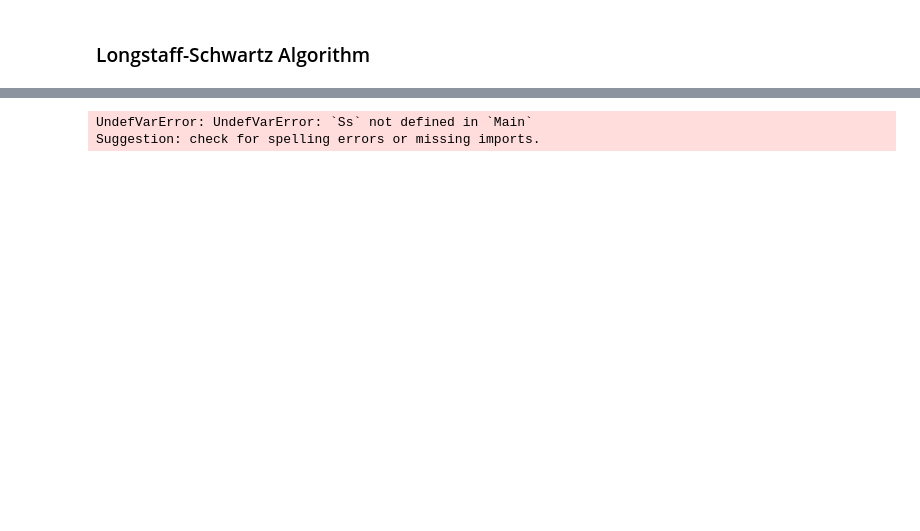
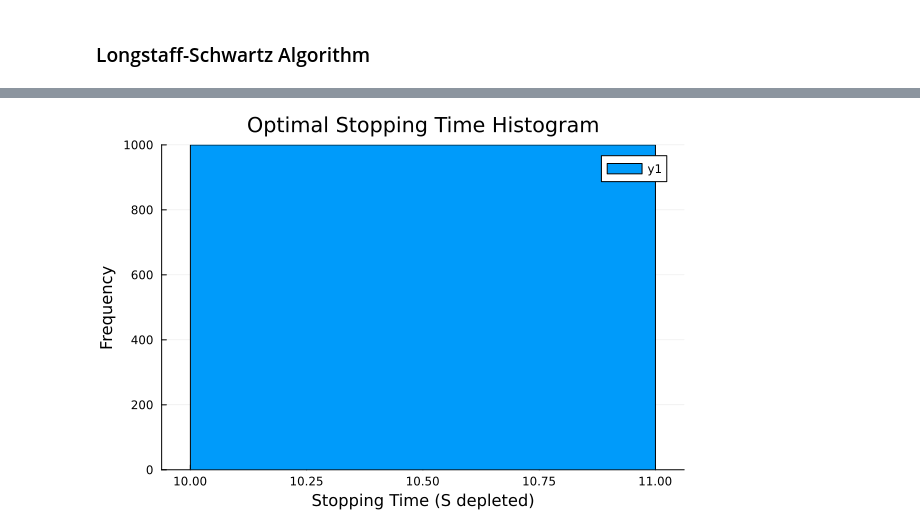
Before and after one commit to rafifsr/bachelorsthesis, a Jupyter notebook: LSMCclipped.ipynb, the cells around one changed output, grey strips where cells are left out. Saved outputs shown, nothing was run; the diff lists cells and outputs as text; code cells hidden in the pictures; blank space fills up the shorter version.

```diff
--- a/LSMCclipped.ipynb
+++ b/LSMCclipped.ipynb
@@ -107,34 +218,33 @@ for n in (length(tsteps)-1):-1:2
         continue
     end
 
-    s_itm = [Ss[i,n] for i in itm_indices]
+    s_itm = [S[i,n] for i in itm_indices]
     vf_itm = future[itm_indices]
 
     # Regression
     Φ = laguerre_design_matrix(s_itm, degree)
     β = Φ \ vf_itm
     continuation_value = Φ * β
 
     # Reward for stopping: earlier = better
     immediate_reward = fill(-tsteps[n], length(itm_indices))
 
     # Compare and decide to stop or not
     for (j, i) in enumerate(itm_indices)
         if immediate_reward[j] ≥ continuation_value[j]
             V[i, n] = immediate_reward[j]
             τ[i] = min(τ[i], n)
         else
             V[i, n] = V[i, n+1]
         end
     end
 
     β_matrix[n, :] .= β
 end
 
 # Final outputs
 τ_times = [tsteps[τ[i]] for i in 1:M]
 
 histogram(τ_times, bins=30, xlabel="Stopping Time (S depleted)", ylabel="Frequency", title="Optimal Stopping Time Histogram")
 # %% [output]
-UndefVarError: UndefVarError: `Ss` not defined in `Main`
-Suggestion: check for spelling errors or missing imports.
+[figure, added]
```
Also changed, not shown: parts of 5 cells of this notebook.
